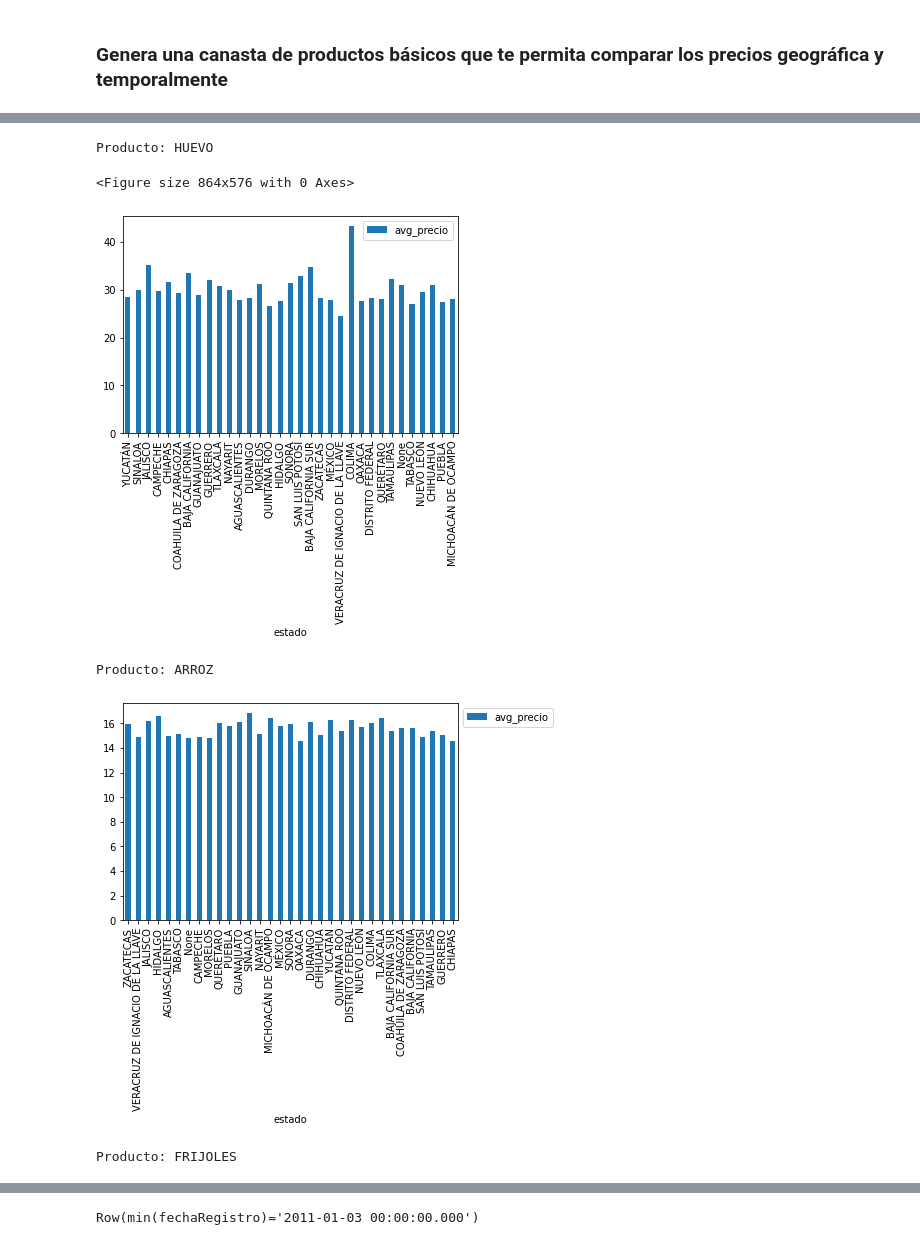
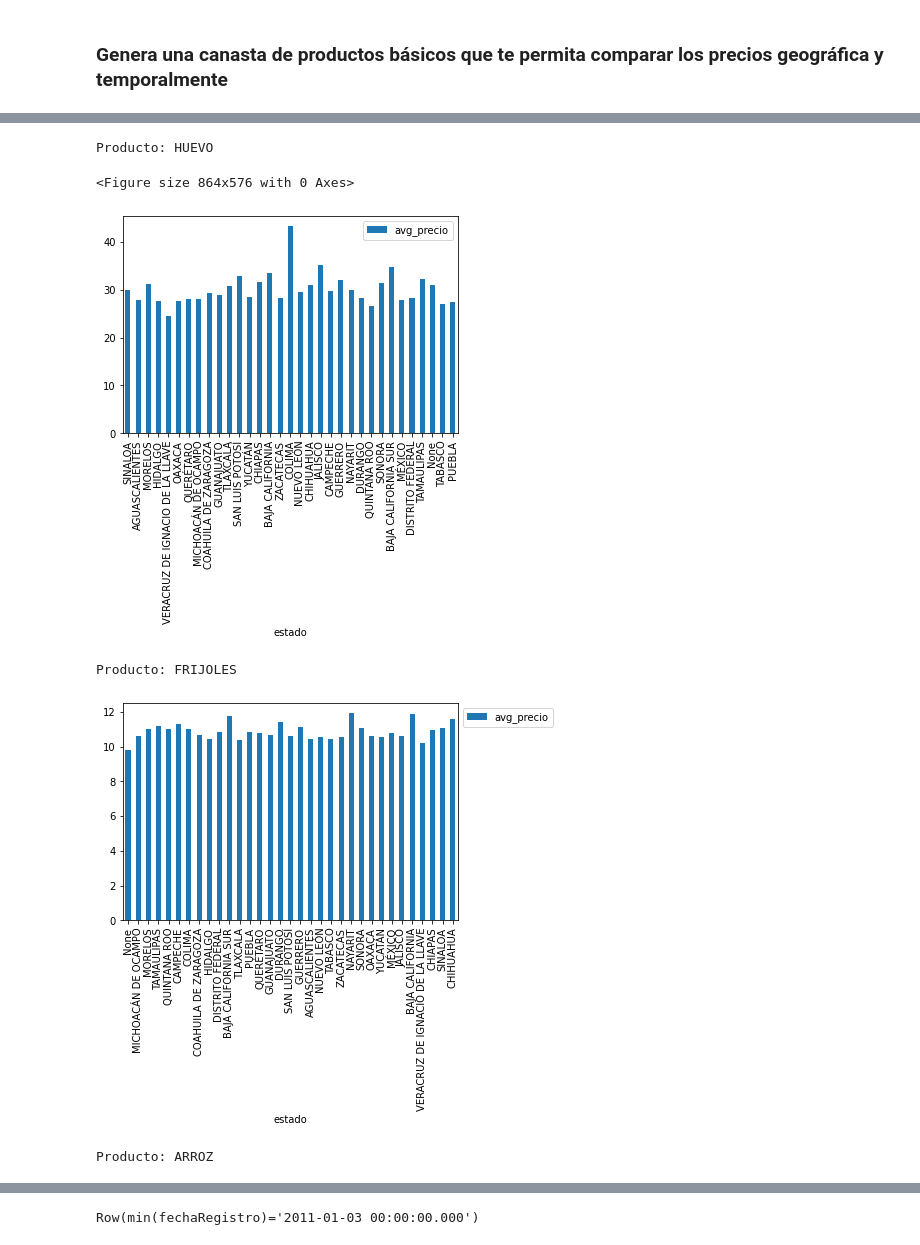
Before and after one commit to caroacuna/datos_publicos, a Jupyter notebook: Quien_es_quien_en_los_precios.ipynb, the cells around one changed output, grey strips where cells are left out. Drawn from its saved outputs; the diff is of its cells as text; code cells hidden in the pictures.

```diff
--- a/Quien_es_quien_en_los_precios.ipynb
+++ b/Quien_es_quien_en_los_precios.ipynb
@@ -139,14 +154,14 @@ Attempting non-optimization as 'spark.sql.execution.arrow.pyspark.fallback.enabl
 # %%
 plt.figure(figsize=(12,8))
-for producto in pregunta_2.producto.unique():
+for producto in pregunta_1.producto.unique():
     print(f'Producto: {producto}')
     pregunta_1[pregunta_1.producto==producto].plot(x='estado', y='avg_precio',kind='bar')
     plt.legend(bbox_to_anchor=(1, 1))
     plt.show()
 # %% [output]
 Producto: HUEVO
 <Figure size 864x576 with 0 Axes>
-[figure, old version]
+[figure, new version]
-Producto: ARROZ
+Producto: FRIJOLES
-[figure, old version]
+[figure, new version]
-Producto: FRIJOLES
+Producto: ARROZ
```
Also changed, not shown: parts of 34 cells of this notebook, 2 other files.
